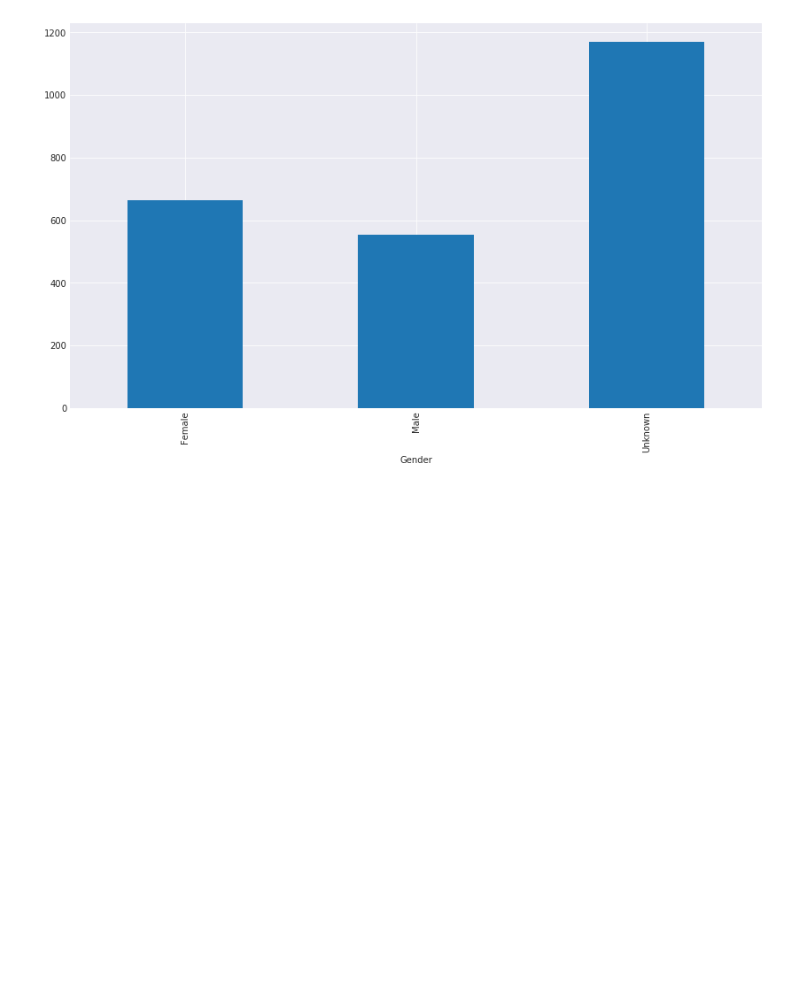
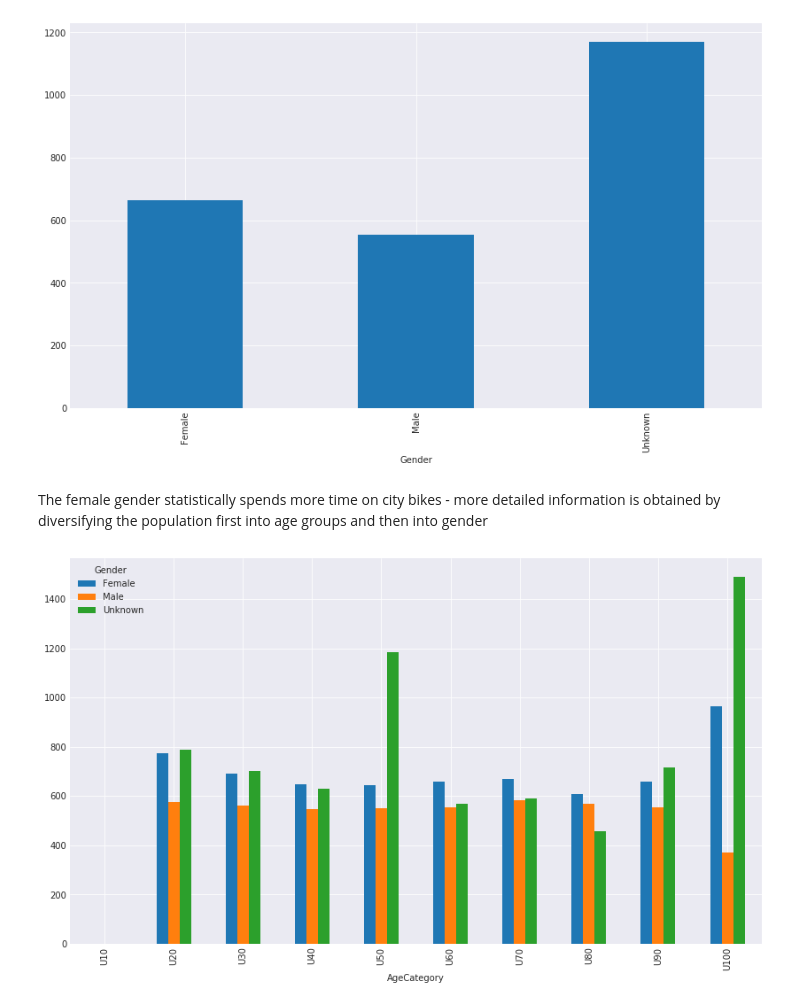
Before and after one commit to BlooAM/BikeCityShare, a Jupyter notebook: CityBikeShare.ipynb, the cells around one changed output. Cells and saved outputs as stored; diff of their text form; code cells hidden in the pictures; blank space fills up the shorter version.

```diff
--- a/CityBikeShare.ipynb
+++ b/CityBikeShare.ipynb
@@ -565,5 +565,15 @@ with plt.style.context("seaborn-darkgrid"):
 # %% [output]
 [figure]
+# %% [markdown]
+The female gender statistically spends more time on city bikes - more detailed information is obtained by diversifying the population first into age groups and then into gender
+# %%
+data_age_gender_grouped = data.groupby(['AgeCategory','Gender'])
+with plt.style.context("seaborn-darkgrid"):
+    data_age_gender_grouped.median()[
+        'TripDuration'].reset_index().pivot('AgeCategory','Gender',
+                                            'TripDuration').plot(figsize=(14,8), kind='bar')
+# %% [output]
+[figure, added]
 # %%
 %matplotlib inline
 import matplotlib.pyplot as plt
```
Also changed, not shown: parts of 1 cell of this notebook.
